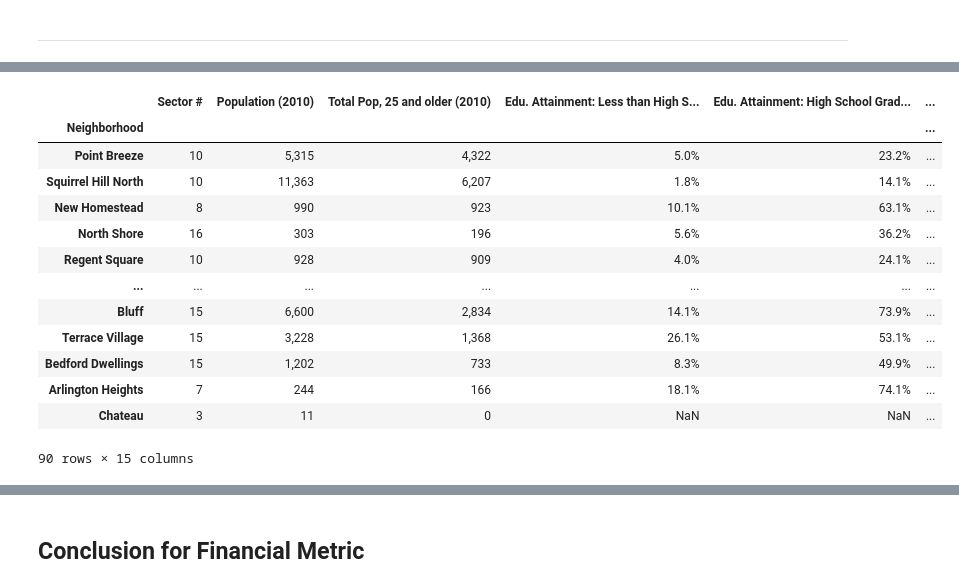
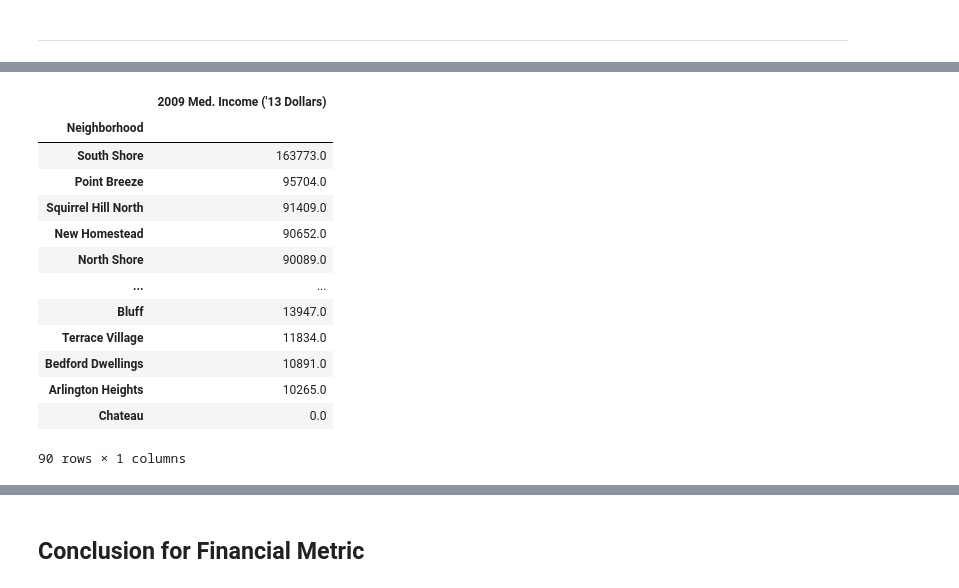
Before and after one commit to cal208/FinalLab, a Jupyter notebook: BenZaromMetric.ipynb, the cells around one changed output, grey strips where cells are left out. Drawn from its saved outputs; the diff is of its cells as text; code cells hidden in the pictures.

```diff
--- a/BenZaromMetric.ipynb
+++ b/BenZaromMetric.ipynb
@@ -7,2 +23,16 @@ income = pd.read_csv("https://data.wprdc.org/dataset/40188e1c-6d2e-4f20-9391-607
 # %% [markdown]
 ---
+# %%
+
+##Setting Index to Neighborhood to better represent our metric.
+median_income=income.set_index("Neighborhood")
+
+##Removing unwanted columns from the data set
+median_income=median_income.drop(['Sector #',"Total Pop, 25 and older (2010)","Population (2010)","Edu. Attainment: Less than High School (2010)",
+                    "Edu. Attainment: High School Graduate (2010)",
+                    "Edu. Attainment: Assoc./Prof. Degree (2010)","Edu. Attainment: Bachelor's Degree (2010)",
+                    "Edu. Attainment: Postgraduate Degree (2010)",
+                    "1999 Median Income ('99 Dollars)","2009 Median Income ('09 Dollars)",
+                    "1999 Median Income ('11 Dollars)","Est. Pop. for which Poverty Calc. (2010)",
+                    "Est. Pop. Under Poverty (2010)","Est. Pop. Under Poverty (2010)","Est. Percent Under Poverty (2010)"], axis=1)
+median_income.head()
@@ -8,0 +47,13 @@ income = pd.read_csv("https://data.wprdc.org/dataset/40188e1c-6d2e-4f20-9391-607
+# %%
+
+
+
+def remove_dollars(x):
+    if isinstance(x, str):
+        return(x.replace('$', '').replace(',', ''))
+    return(x)
+
+median_income["2009 Med. Income ('13 Dollars)"] = median_income["2009 Med. Income ('13 Dollars)"].apply(remove_dollars).astype('float')
+
+median_income.head(60)
+##Nice!
@@ -9,23 +79,19 @@ income = pd.read_csv("https://data.wprdc.org/dataset/40188e1c-6d2e-4f20-9391-607
 # %%
-##Sorting the Values by the value of Median Income.
-
-median_income=income.sort_values("2009 Med. Income ('13 Dollars)",ascending=False)
-
-##Setting Index to Neighborhood to better represent our metric.
-median_income=median_income.set_index('Neighborhood')
+##Sorting The data to find the richest Neighborhoods
+median_income=median_income.sort_values("2009 Med. Income ('13 Dollars)",ascending=False)
 median_income.head(90)
 # %% [output]
-|  | Sector # | Population (2010) | Total Pop, 25 and older (2010) | Edu. Attainment: Less than High S... | Edu. Attainment: High School Grad... | ... |
-| Neighborhood |  |  |  |  |  | ... |
-| Point Breeze | 10 | 5,315 | 4,322 | 5.0% | 23.2% | ... |
-| Squirrel Hill North | 10 | 11,363 | 6,207 | 1.8% | 14.1% | ... |
-| New Homestead | 8 | 990 | 923 | 10.1% | 63.1% | ... |
-| North Shore | 16 | 303 | 196 | 5.6% | 36.2% | ... |
-| Regent Square | 10 | 928 | 909 | 4.0% | 24.1% | ... |
-| ... | ... | ... | ... | ... | ... | ... |
-| Bluff | 15 | 6,600 | 2,834 | 14.1% | 73.9% | ... |
-| Terrace Village | 15 | 3,228 | 1,368 | 26.1% | 53.1% | ... |
-| Bedford Dwellings | 15 | 1,202 | 733 | 8.3% | 49.9% | ... |
-| Arlington Heights | 7 | 244 | 166 | 18.1% | 74.1% | ... |
-| Chateau | 3 | 11 | 0 | NaN | NaN | ... |
+|  | 2009 Med. Income ('13 Dollars) |
+| Neighborhood |  |
+| South Shore | 163773.0 |
+| Point Breeze | 95704.0 |
+| Squirrel Hill North | 91409.0 |
+| New Homestead | 90652.0 |
+| North Shore | 90089.0 |
+| ... | ... |
+| Bluff | 13947.0 |
+| Terrace Village | 11834.0 |
+| Bedford Dwellings | 10891.0 |
+| Arlington Heights | 10265.0 |
+| Chateau | 0.0 |
-90 rows × 15 columns
+90 rows × 1 columns
```
Also changed, not shown: parts of 9 cells of this notebook.
